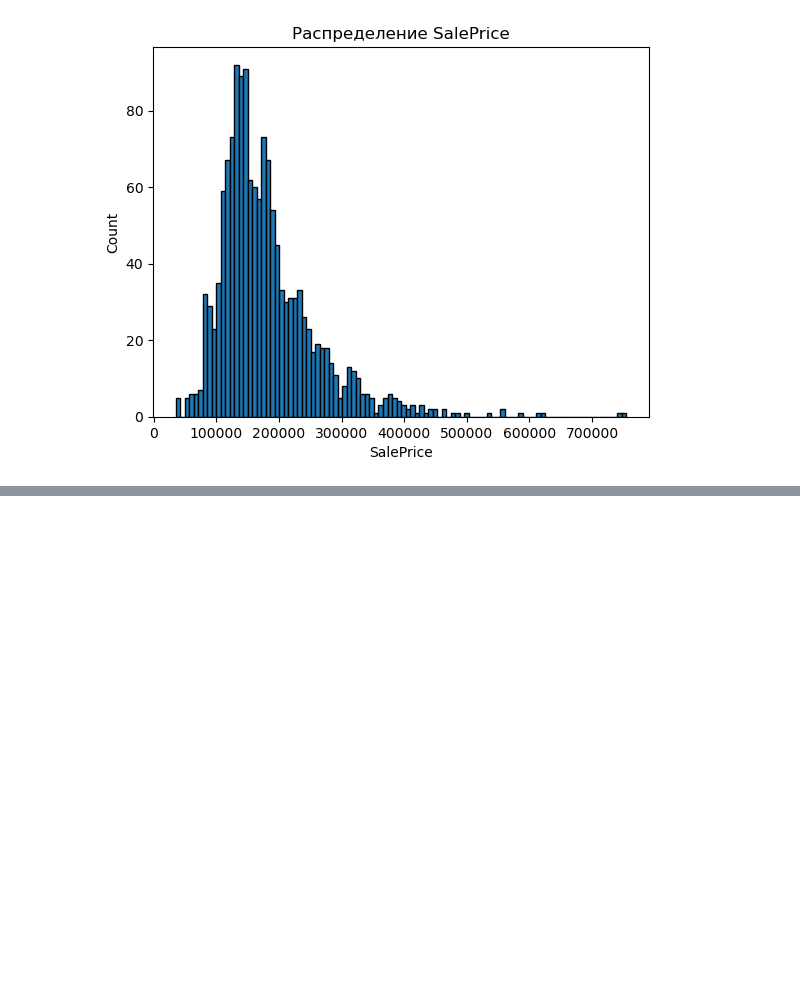
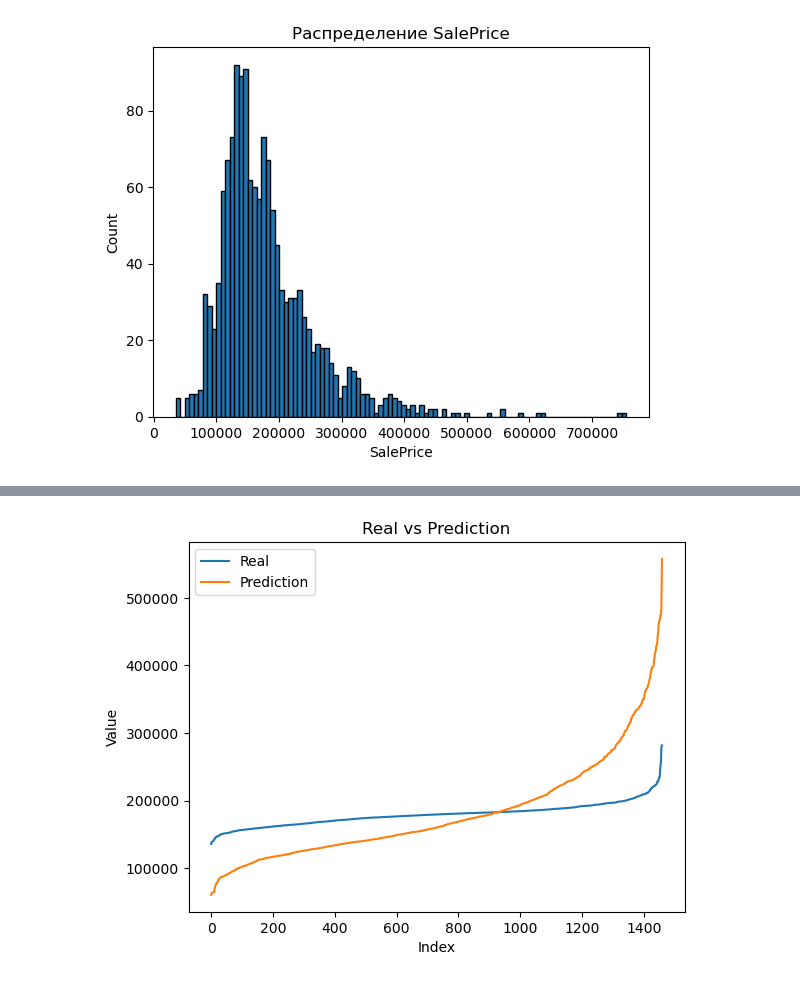
Before and after one commit to Glebbot/House-Pricing, a Jupyter notebook: pricing.ipynb, the cells around one changed output, grey strips where cells are left out. Cells and saved outputs as stored; diff of their text form; code cells hidden in the pictures; blank space fills up the shorter version.

```diff
--- a/pricing.ipynb
+++ b/pricing.ipynb
@@ -249,0 +324,4 @@ plt.show()
+# %%
+plot_sorted(test_target,prediction)
+# %% [output]
+[figure, added]
```
Also changed, not shown: parts of 18 cells of this notebook.
